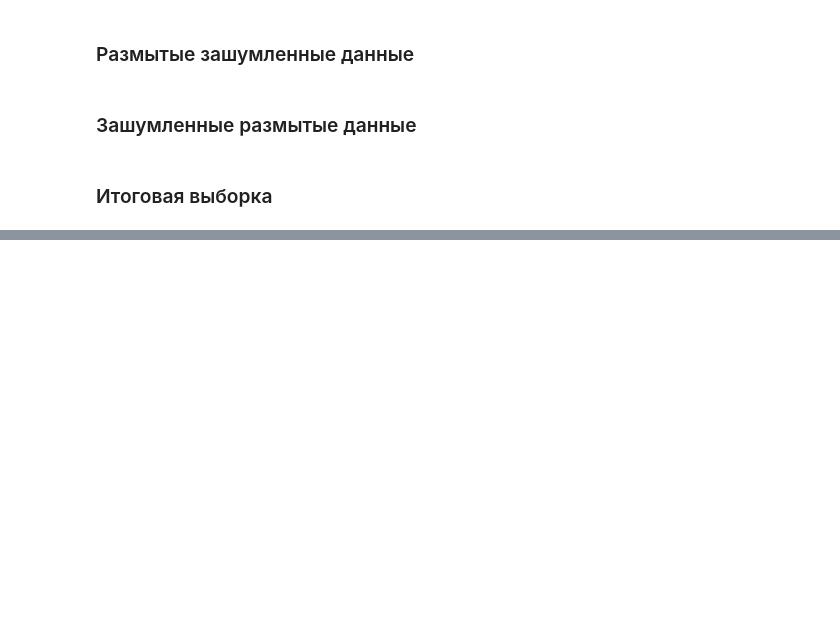
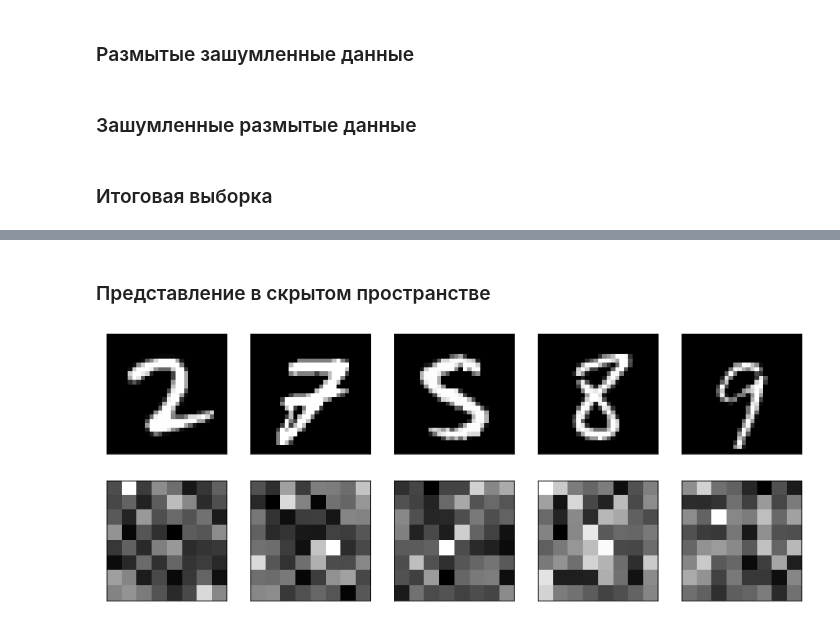
Before and after one commit to FainaIgnatishina/Autoencoders, a Jupyter notebook: Autoencoders.ipynb, the cells around one changed output, grey strips where cells are left out. Drawn from its saved outputs; the diff is of its cells as text; code cells hidden in the pictures; blank space fills up the shorter version.

```diff
--- a/Autoencoders.ipynb
+++ b/Autoencoders.ipynb
@@ -131,0 +143,14 @@ plt.show()
+# %%
+input_size = 784
+hidden_size = 64
+output_size = 784
+
+x = Input(shape=(input_size,))
+h = Dense(hidden_size, activation='relu')(x)
+r = Dense(output_size, activation='sigmoid')(h)
+
+autoencoder = Model(inputs=x, outputs=r)
+autoencoder.compile(optimizer='adam', loss='binary_crossentropy')
+
+epochs = 5
+batch_size = 128
@@ -131,0 +172,24 @@ plt.show()
+# %% [markdown]
+### Представление в скрытом пространстве
+# %%
+conv_encoder = Model(x, h)
+encoded_imgs = conv_encoder.predict(X_test)
+
+first = 467
+n = 5
+plt.figure(figsize=(13, 8))
+for i in range(n):
+    ax = plt.subplot(3, n, i+1)
+    plt.imshow(X_test[i+first].reshape(28, 28))
+    plt.gray()
+    ax.get_xaxis().set_visible(False)
+    ax.get_yaxis().set_visible(False)
+
+    ax = plt.subplot(3, n, n+i+1)
+    plt.imshow(encoded_imgs[i].reshape(8, 8).T)
+    plt.gray()
+    ax.get_xaxis().set_visible(False)
+    ax.get_yaxis().set_visible(False)
+plt.show()
+# %% [output]
+[figure, added]
```
Also changed, not shown: parts of 25 cells of this notebook.
